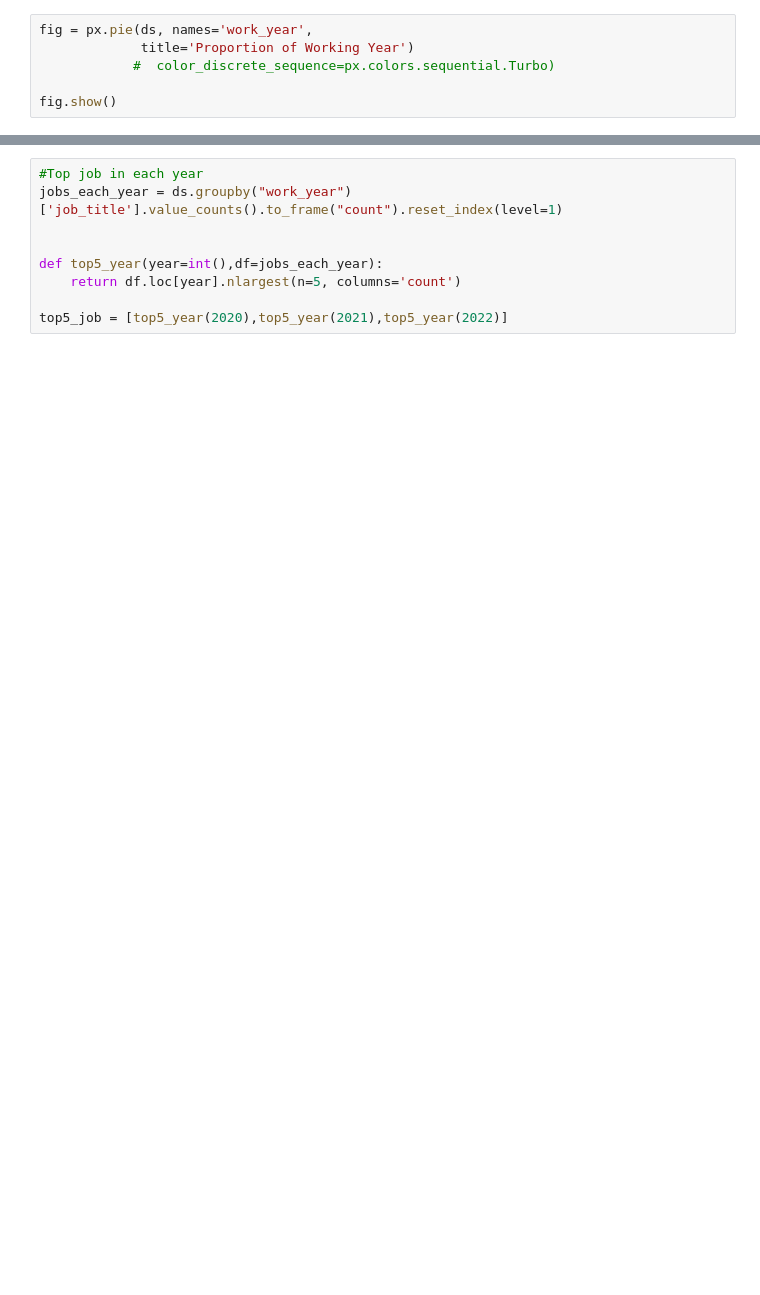
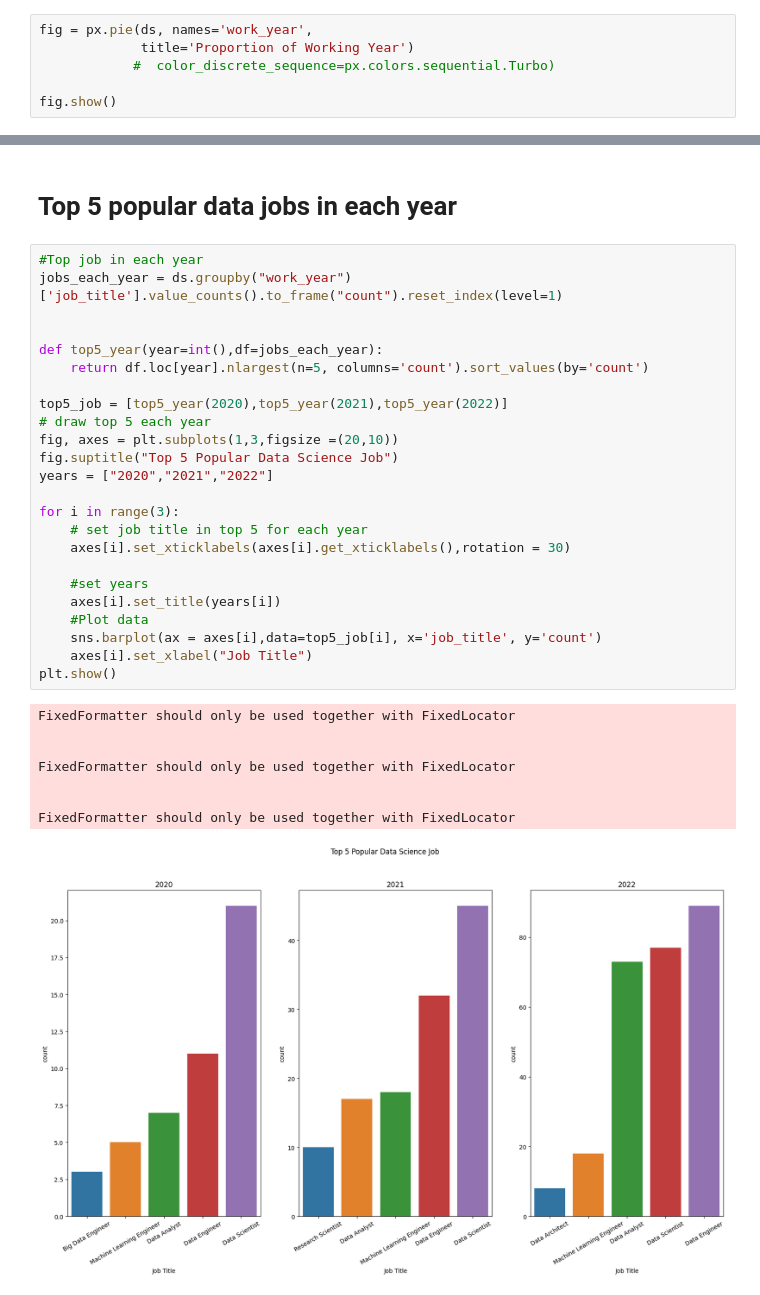
Before and after one commit to theo-thanhlam/data_science_salary, a Jupyter notebook: ds_salaries.ipynb, the cells around one changed output, grey strips where cells are left out. Saved outputs shown, nothing was run; the diff lists cells and outputs as text; blank space fills up the shorter version.

```diff
--- a/ds_salaries.ipynb
+++ b/ds_salaries.ipynb
@@ -105,9 +90,35 @@ plt.show()
+# %% [markdown]
+# Top 5 popular data jobs in each year
 # %%
 #Top job in each year
 jobs_each_year = ds.groupby("work_year")['job_title'].value_counts().to_frame("count").reset_index(level=1)
 
 
 def top5_year(year=int(),df=jobs_each_year):
-    return df.loc[year].nlargest(n=5, columns='count')
+    return df.loc[year].nlargest(n=5, columns='count').sort_values(by='count')
 
 top5_job = [top5_year(2020),top5_year(2021),top5_year(2022)]
+# draw top 5 each year
+fig, axes = plt.subplots(1,3,figsize =(20,10))
+fig.suptitle("Top 5 Popular Data Science Job")
+years = ["2020","2021","2022"]
+
+for i in range(3):
+    # set job title in top 5 for each year
+    axes[i].set_xticklabels(axes[i].get_xticklabels(),rotation = 30)
+
+    #set years
+    axes[i].set_title(years[i])
+    #Plot data
+    sns.barplot(ax = axes[i],data=top5_job[i], x='job_title', y='count')
+    axes[i].set_xlabel("Job Title")
+plt.show()
+# %% [output]
+FixedFormatter should only be used together with FixedLocator
+
+
+FixedFormatter should only be used together with FixedLocator
+
+
+FixedFormatter should only be used together with FixedLocator
+[figure, added]
```
Also changed, not shown: parts of 20 cells of this notebook.
